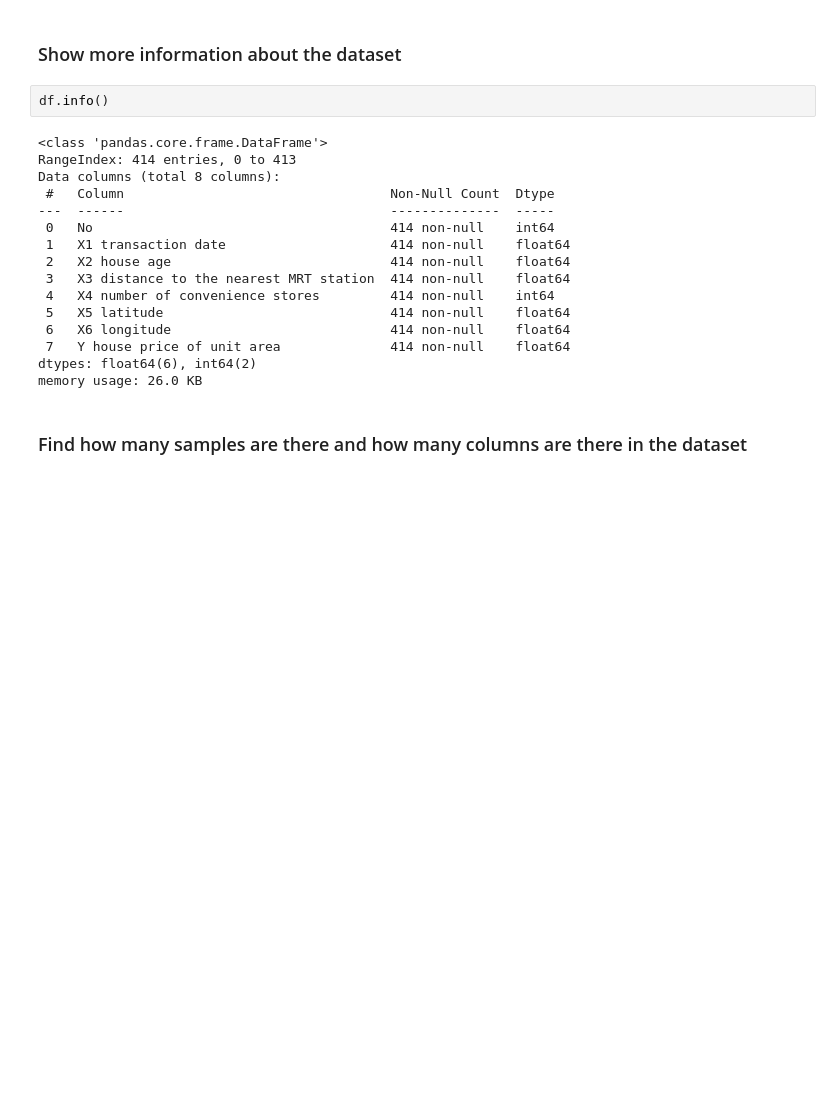
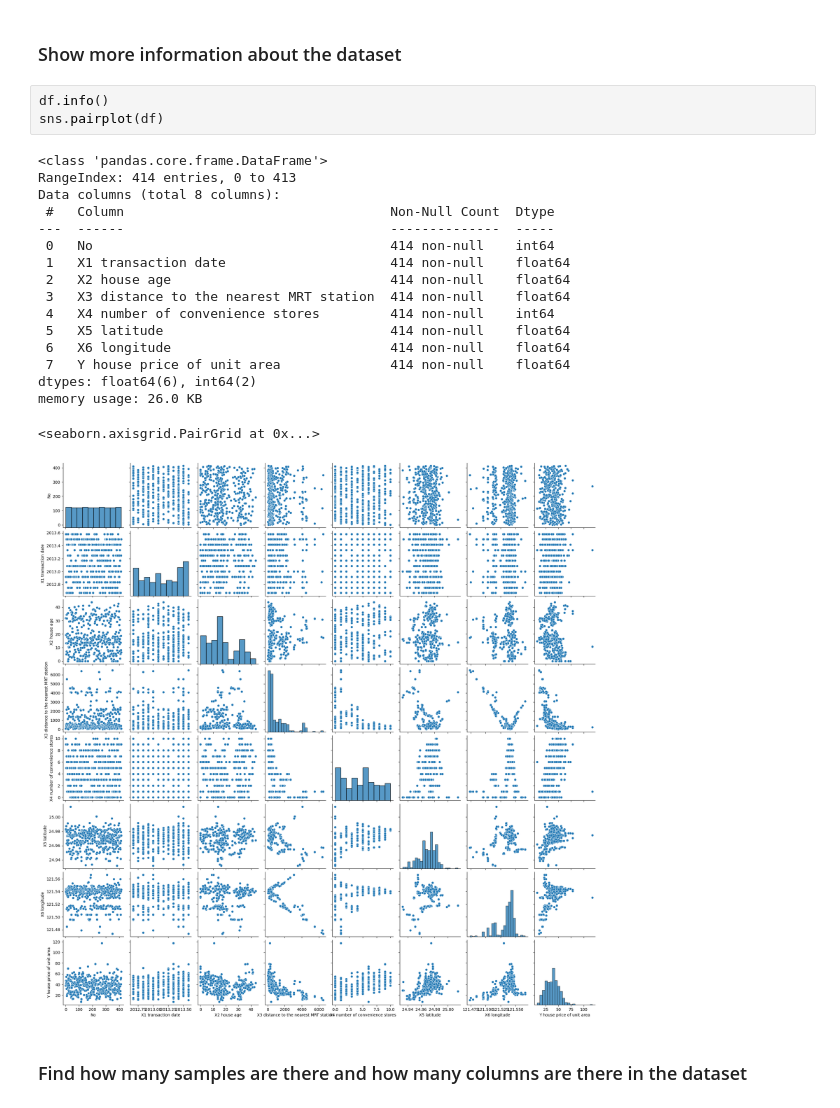
Before and after one commit to ManagementEngineer/sd4000-task6-housing-prices, a Jupyter notebook: Task6_Real Estate Price Prediction.ipynb, the cells around one changed output. Drawn from its saved outputs; the diff is of its cells as text; blank space fills up the shorter version.

```diff
--- a/Task6_Real Estate Price Prediction.ipynb
+++ b/Task6_Real Estate Price Prediction.ipynb
@@ -26,22 +26,25 @@ df.head()
 ### Show more information about the dataset
 # %%
 df.info()
+sns.pairplot(df)
 # %% [output]
 <class 'pandas.core.frame.DataFrame'>
 RangeIndex: 414 entries, 0 to 413
 Data columns (total 8 columns):
  #   Column                                  Non-Null Count  Dtype
 ---  ------                                  --------------  -----
  0   No                                      414 non-null    int64
  1   X1 transaction date                     414 non-null    float64
  2   X2 house age                            414 non-null    float64
  3   X3 distance to the nearest MRT station  414 non-null    float64
  4   X4 number of convenience stores         414 non-null    int64
  5   X5 latitude                             414 non-null    float64
  6   X6 longitude                            414 non-null    float64
  7   Y house price of unit area              414 non-null    float64
 dtypes: float64(6), int64(2)
 memory usage: 26.0 KB
+<seaborn.axisgrid.PairGrid at 0x...>
+[figure, added]
 # %% [markdown]
 ### Find how many samples are there and how many columns are there in the dataset
 # %%
```
Also changed, not shown: parts of 20 cells of this notebook.
